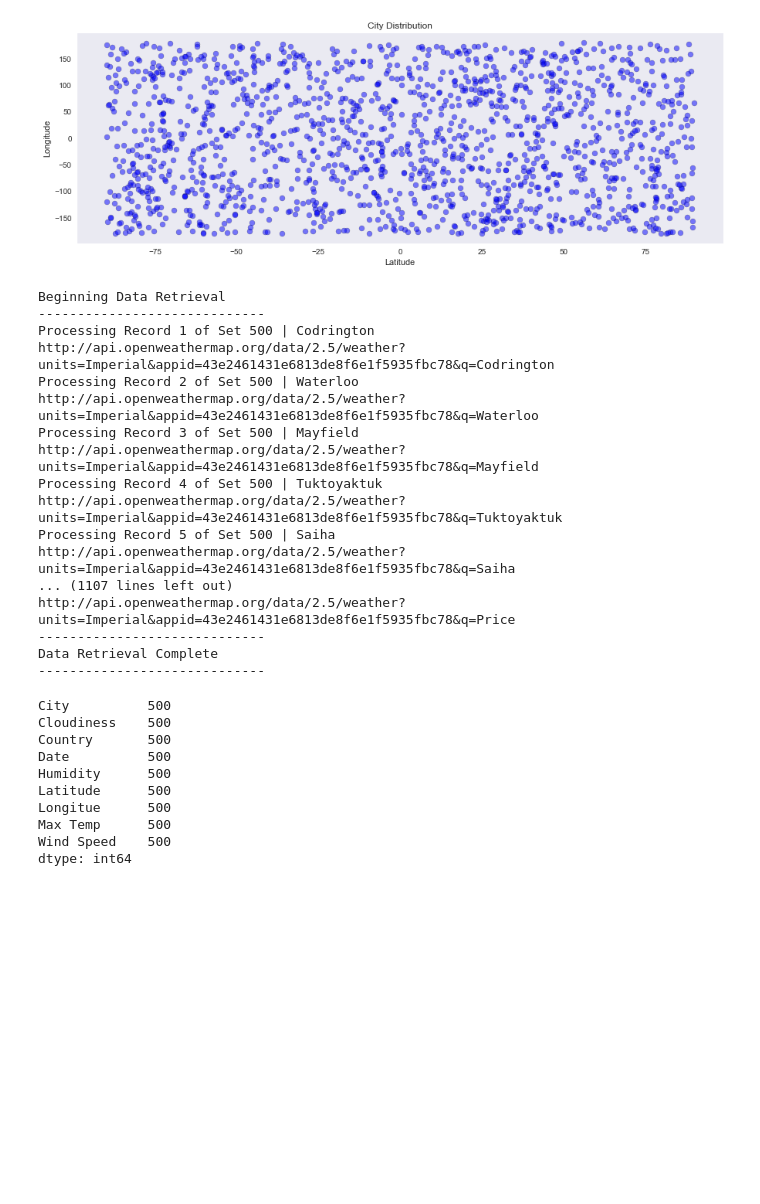
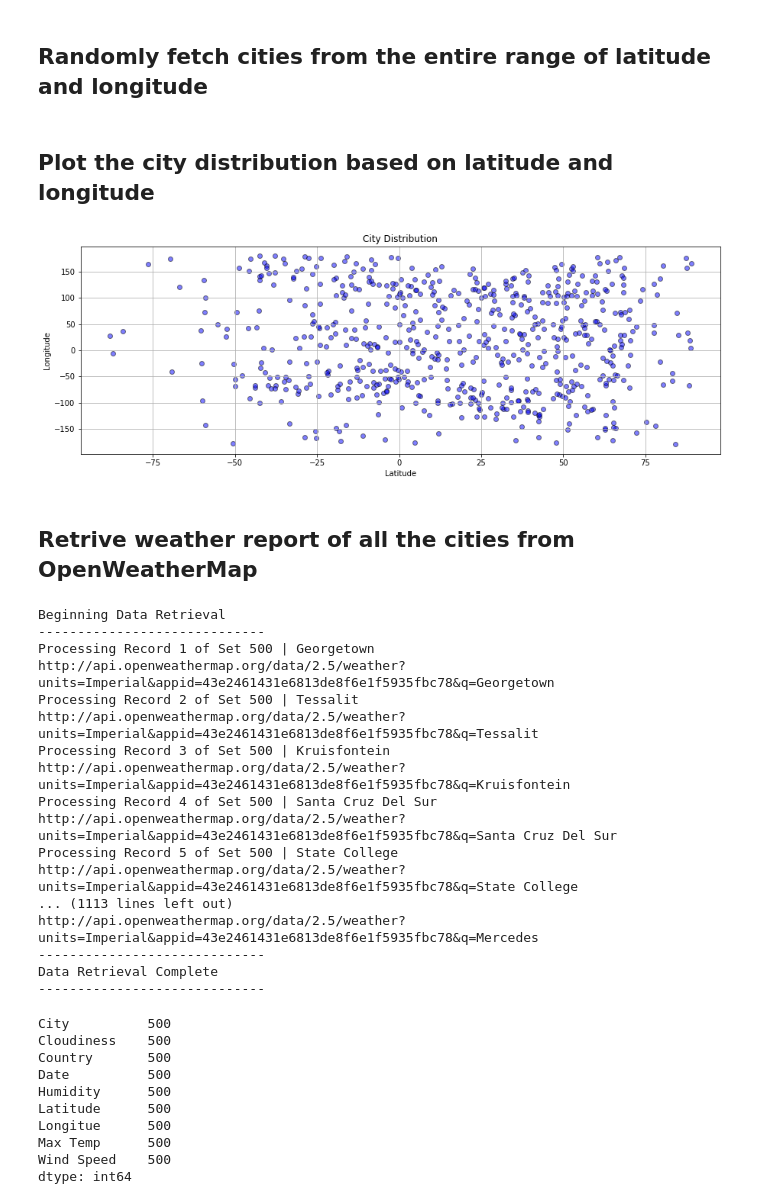
Before and after one commit to asureshb/ucb-data, a Jupyter notebook: WeatherPy/WeatherPy.ipynb, the cells around one changed output. Drawn from its saved outputs; the diff is of its cells as text; code cells hidden in the pictures; blank space fills up the shorter version.

Commit message:
Weather Data Analysis and Visualization of Various Cities

```diff
--- a/WeatherPy/WeatherPy.ipynb
+++ b/WeatherPy/WeatherPy.ipynb
@@ -14,8 +18,10 @@ from matplotlib import pyplot as plt
 # %%
 # configure OpenWeatherMap API key
 api_key = "43e2461431e6813de8f6e1f5935fbc78"
+# %% [markdown]
+## Randomly fetch cities from the entire range of latitude and longitude ##
 # %%
-# Randomly fetch cities from the entire range of latitude and longitude
+## Randomly fetch cities from the entire range of latitude and longitude
 
 lat_range = np.random.uniform(low=-90, high=90, size=1500)
 lng_range = np.random.uniform(low=-180, high=180, size=1500)
@@ -29,17 +35,36 @@ for i in range(len(lat_range)):
     if city_str in cities_coordinates:
         # continue to next coordinates if duplicate is found at same axis
         continue
-    cities_coordinates[city_str] = ["%0.2f" % lat, "%0.2f" % lng]
+    cities_coordinates[city_str] = [float("%0.2f" % lat), float("%0.2f" % lng)]
+# %% [markdown]
+## Plot the city distribution based on latitude and longitude ##
 # %%
+latitude_list = []
+longitude_list = []
+
+for city in cities_coordinates.keys():
+    latitude_list.append(cities_coordinates[city][0])
+    longitude_list.append(cities_coordinates[city][1])
+
 plt.figure(figsize=(15,5))
-plt.grid()
-plt.scatter(lat_range, lng_range,marker='o',color='Blue',edgecolor='Black',alpha=0.5)
+plt.grid(True)
+plt.scatter(latitude_list,
+            longitude_list,
+            marker='o',
+            color='Blue',
+            edgecolor='Black',
+            alpha=0.5)
+
 plt.title("City Distribution")
 plt.xlabel('Latitude')
 plt.ylabel('Longitude')
+plt.savefig('CityDistribution_On_Latitude_Longitude.png')
+
 plt.show()
 # %% [output]
-[figure, old version]
+[figure, new version]
+# %% [markdown]
+## Retrive weather report of all the cities from OpenWeatherMap ##
 # %%
 cities_weather_report = {
     'City': [],
@@ -117,18 +142,18 @@ cities_weather_report_df = pd.DataFrame(cities_weather_report)
 # %% [output]
 Beginning Data Retrieval
 -----------------------------
-Processing Record 1 of Set 500 | Codrington
-http://api.openweathermap.org/data/2.5/weather?units=Imperial&appid=43e2461431e6813de8f6e1f5935fbc78&q=Codrington
-Processing Record 2 of Set 500 | Waterloo
-http://api.openweathermap.org/data/2.5/weather?units=Imperial&appid=43e2461431e6813de8f6e1f5935fbc78&q=Waterloo
-Processing Record 3 of Set 500 | Mayfield
-http://api.openweathermap.org/data/2.5/weather?units=Imperial&appid=43e2461431e6813de8f6e1f5935fbc78&q=Mayfield
-Processing Record 4 of Set 500 | Tuktoyaktuk
-http://api.openweathermap.org/data/2.5/weather?units=Imperial&appid=43e2461431e6813de8f6e1f5935fbc78&q=Tuktoyaktuk
-Processing Record 5 of Set 500 | Saiha
-http://api.openweathermap.org/data/2.5/weather?units=Imperial&appid=43e2461431e6813de8f6e1f5935fbc78&q=Saiha
-... (1107 lines left out)
-http://api.openweathermap.org/data/2.5/weather?units=Imperial&appid=43e2461431e6813de8f6e1f5935fbc78&q=Price
+Processing Record 1 of Set 500 | Georgetown
+http://api.openweathermap.org/data/2.5/weather?units=Imperial&appid=43e2461431e6813de8f6e1f5935fbc78&q=Georgetown
+Processing Record 2 of Set 500 | Tessalit
+http://api.openweathermap.org/data/2.5/weather?units=Imperial&appid=43e2461431e6813de8f6e1f5935fbc78&q=Tessalit
+Processing Record 3 of Set 500 | Kruisfontein
+http://api.openweathermap.org/data/2.5/weather?units=Imperial&appid=43e2461431e6813de8f6e1f5935fbc78&q=Kruisfontein
+Processing Record 4 of Set 500 | Santa Cruz Del Sur
+http://api.openweathermap.org/data/2.5/weather?units=Imperial&appid=43e2461431e6813de8f6e1f5935fbc78&q=Santa Cruz Del Sur
+Processing Record 5 of Set 500 | State College
+http://api.openweathermap.org/data/2.5/weather?units=Imperial&appid=43e2461431e6813de8f6e1f5935fbc78&q=State College
+... (1113 lines left out)
+http://api.openweathermap.org/data/2.5/weather?units=Imperial&appid=43e2461431e6813de8f6e1f5935fbc78&q=Mercedes
 -----------------------------
 Data Retrieval Complete
 -----------------------------
```
Also changed, not shown: parts of 13 cells of this notebook, 6 other files.
